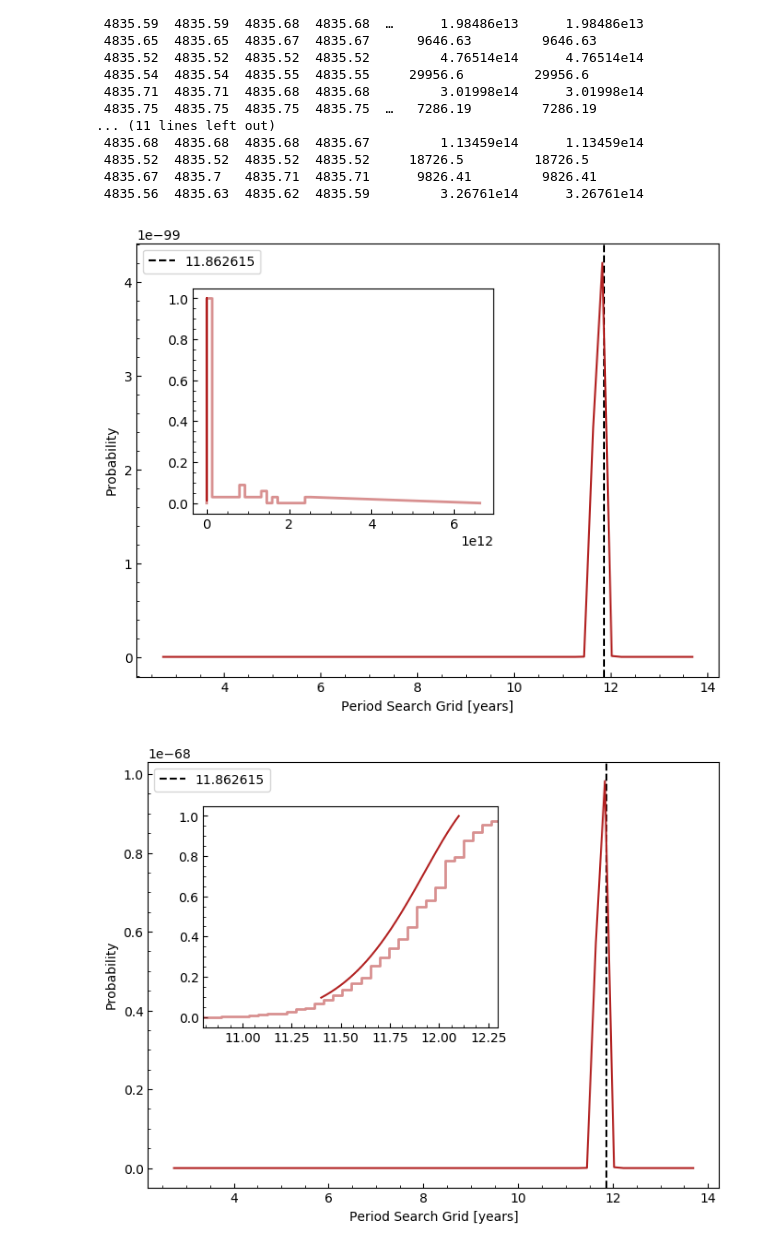
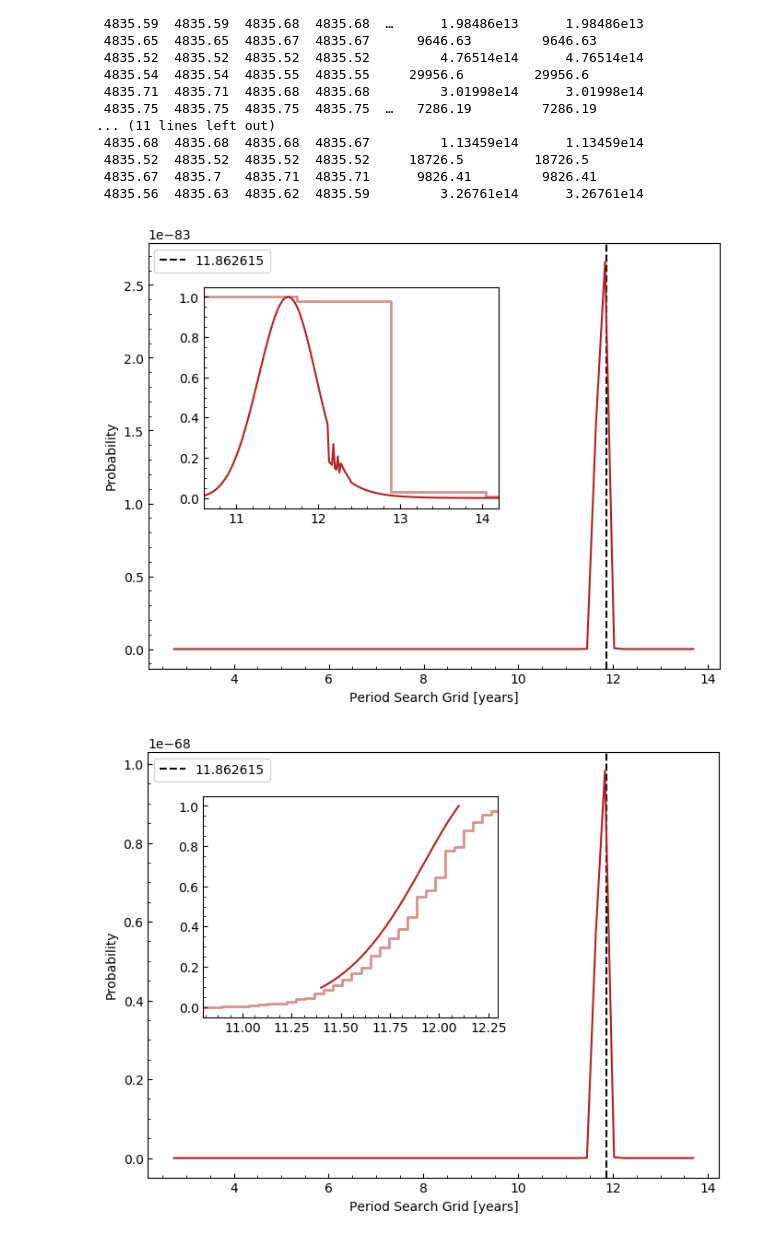
Before and after one commit to bmlindor/ttv_ss, a Jupyter notebook: runs.ipynb, the cells around one changed output. Saved outputs shown, nothing was run; the diff lists cells and outputs as text; code cells hidden in the pictures.

```diff
--- a/test.ipynb
+++ b/runs.ipynb
@@ -10,6 +10,7 @@ WARNING: replacing module CGS.
 corner_planet (generic function with 1 method)
 # %%
 p_31=jldopen("FITS/p3_fit30.0s10.0yrs.jld2");p_mc31 = jldopen("MCMC/p3_mcmc30.0s10.0yrs.jld2");
+p_315=jldopen("FITS/p3_fit30.0s15.0yrs.jld2");p_mc315 = jldopen("MCMC/p3_mcmc30.0s15.0yrs.jld2");
 # p_32=jldopen("FITS/p3_fit30.0s20.0yrs.jld2");p_mc32 = jldopen("MCMC/p3_mcmc30.0s20.0yrs.jld2");
 # p_33=jldopen("FITS/p3_fit30.0s30.0yrs.jld2");p_mc33 = jldopen("MCMC/p3_mcmc30.0s30.0yrs.jld2");
 # p_34=jldopen("FITS/p3_fit30.0s40.0yrs.jld2");p_mc34 = jldopen("MCMC/p3_mcmc30.0s40.0yrs.jld2");
@@ -63,9 +64,9 @@ p_mc31["par_mcmc"][:,:,12]
  4835.56  4835.63  4835.62  4835.59         3.26761e14      3.26761e14
 # %%
 include("plot_likelihood.jl")
-plot_likelihood(p_31,p_mc31,false)
+plot_likelihood(p_315,p_mc315,false)
 # %% [output]
-[figure, old version]
+[figure, new version]
 # %%
 plot_likelihood(p_32,p_mc32,false)
 # %% [output]
```
Also changed, not shown: parts of 2 cells of this notebook, 7 other files.
